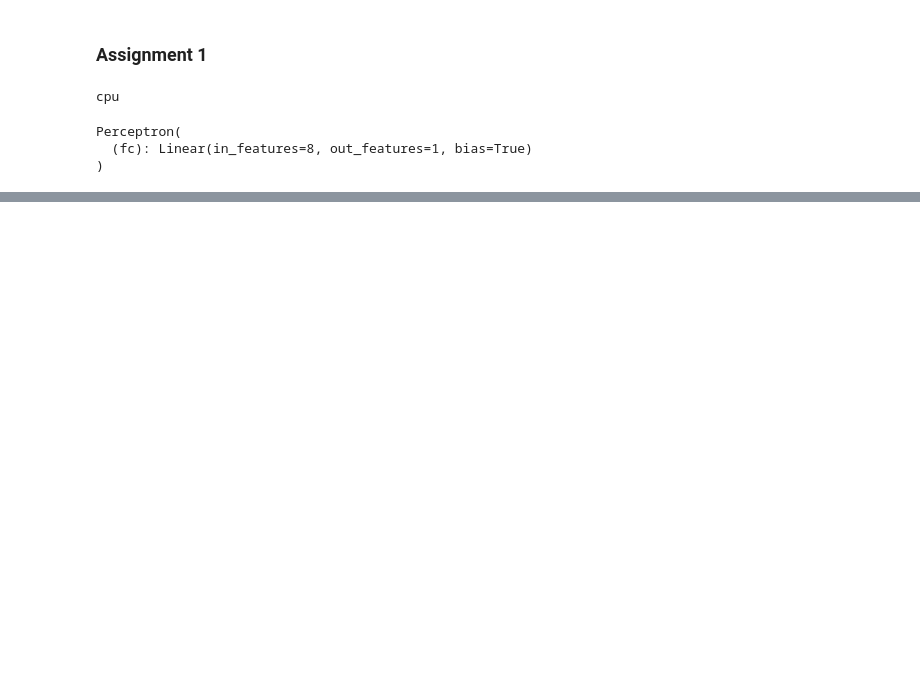
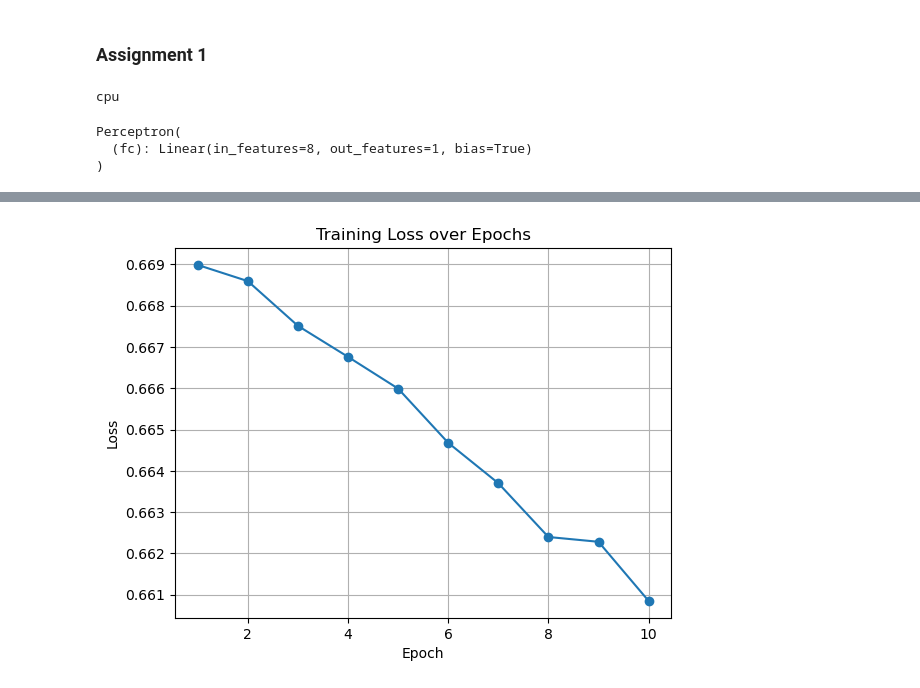
Before and after one commit to austinai99/DPL_A1, a Jupyter notebook: Assignment 1.ipynb, the cells around one changed output, grey strips where cells are left out. Cells and saved outputs as stored; diff of their text form; code cells hidden in the pictures; blank space fills up the shorter version.

```diff
--- a/Assignment 1.ipynb
+++ b/Assignment 1.ipynb
@@ -13,6 +13,9 @@ max_features = 0
 for line in lines:
     parts = line.strip().split(' ')
     label = float(parts[0])
+    # Change -1 labels to 0
+    if label == -1:
+        label = 0
     features = [float(part.split(':')[1]) for part in parts[1:]]
     X.append(features)
     y.append(label)
@@ -27,7 +30,7 @@ y = np.array(y)
 # %%
 from sklearn.model_selection import train_test_split
 
-X_train, X_test, y_train, y_test = train_test_split(X, y, test_size=0.3, random_state=42)
+X_train, X_test, y_train, y_test = train_test_split(X, y, test_size=0.2, random_state=42)
 
 import torch
 from torch.utils.data import Dataset, DataLoader
@@ -60,7 +63,7 @@ import torch.nn.functional as F
 class Perceptron(nn.Module):
     def __init__(self, input_size):
         super(Perceptron, self).__init__()
-        self.fc = nn.Linear(input_size, 1)  # Fully connected layer
+        self.fc = nn.Linear(8, 1)
 
     def forward(self, x):
         out = torch.sigmoid(self.fc(x))  # Sigmoid activation for binary classification
@@ -82,10 +85,39 @@ Perceptron(
 import torch.optim as optim
 
 # Define loss function and optimizer
-criterion = nn.BCELoss()  # Binary Cross-Entropy Loss
-learning_rate = 0.001
-model = Perceptron(input_size = 8)
-optimizer = optim.SGD(model.parameters(), lr=learning_rate)
-
-for inputs, labels in trainloader:
-    inputs, labels = inputs.to(device), labels.to(device)
+criterion = nn.BCELoss()
+model = Perceptron(input_size=8)
+optimizer = optim.SGD(model.parameters(), lr=0.001)
+# %%
+num_epochs = 10
+losses = []
+
+for epoch in range(num_epochs):
+    total_loss = 0.0
+    for i, data in enumerate(trainloader, 0):
+        # get the inputs; data is a list of [inputs, labels]
+        inputs, labels = data
+        inputs, labels = inputs.to(device), labels.to(device)
+        optimizer.zero_grad()
+        outputs = model(inputs)
+        loss = criterion(outputs, labels.unsqueeze(1))  # Labels should have shape (batch_size, 1)
+        loss.backward()
+        optimizer.step()
+        total_loss += loss.item()
+
+    # Print the average loss for this epoch
+    avg_loss = total_loss / len(trainloader)
+    losses.append(avg_loss)
+    print(f"Epoch [{epoch+1}/{num_epochs}], Loss: {avg_loss:.4f}")
+
+print('Finished Training')
+
+import matplotlib.pyplot as plt
+
+plt.plot(range(1, num_epochs + 1), losses, marker='o', linestyle='-')
+plt.xlabel('Epoch')
+plt.ylabel('Loss')
+plt.title('Training Loss over Epochs')
+plt.grid(True)
+plt.show()
+# %% [output]
@@ -92 +135,2 @@ for inputs, labels in trainloader:
+[figure, added]
 # %%
```
Also changed, not shown: parts of 4 cells of this notebook.
